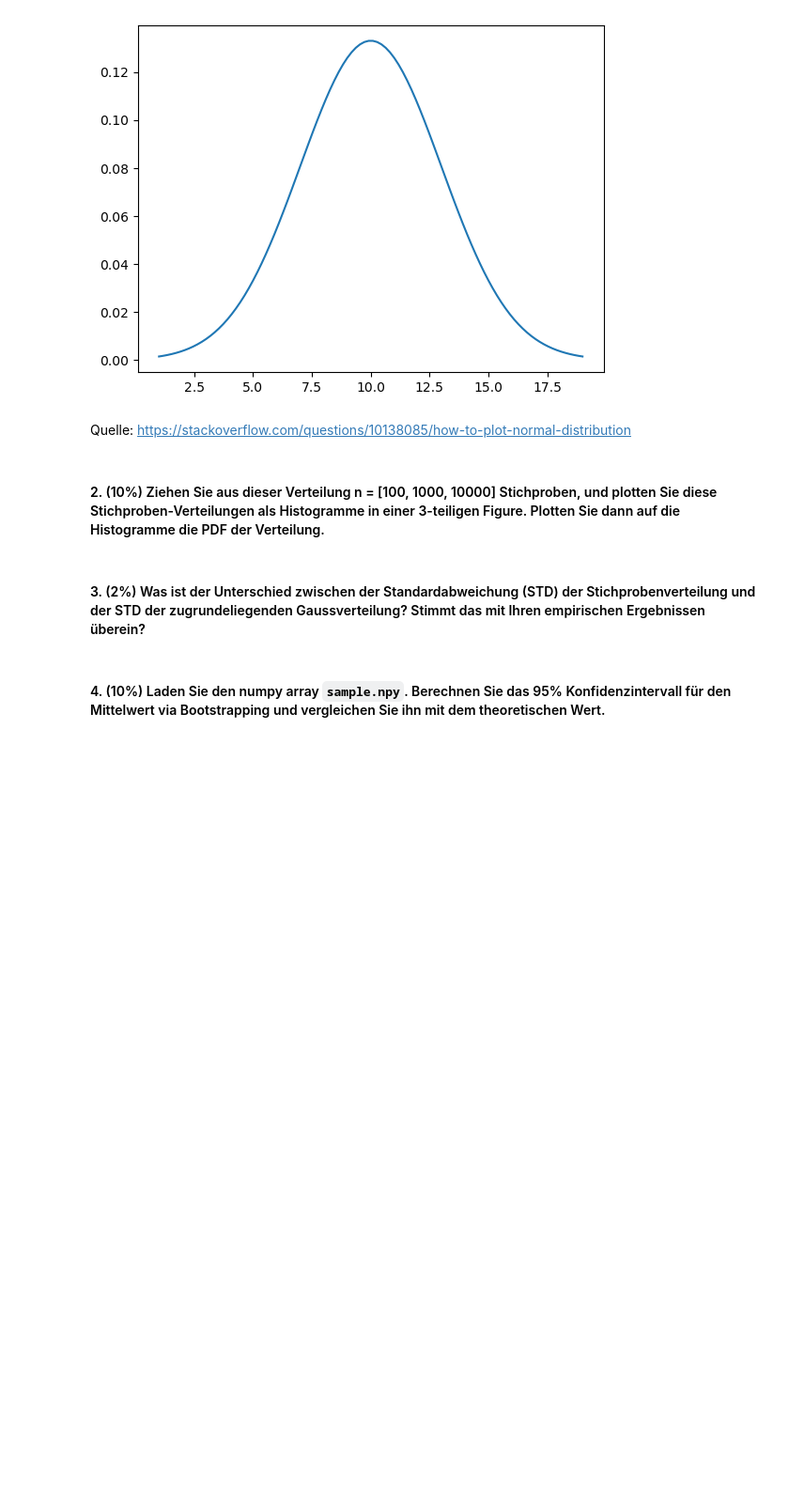
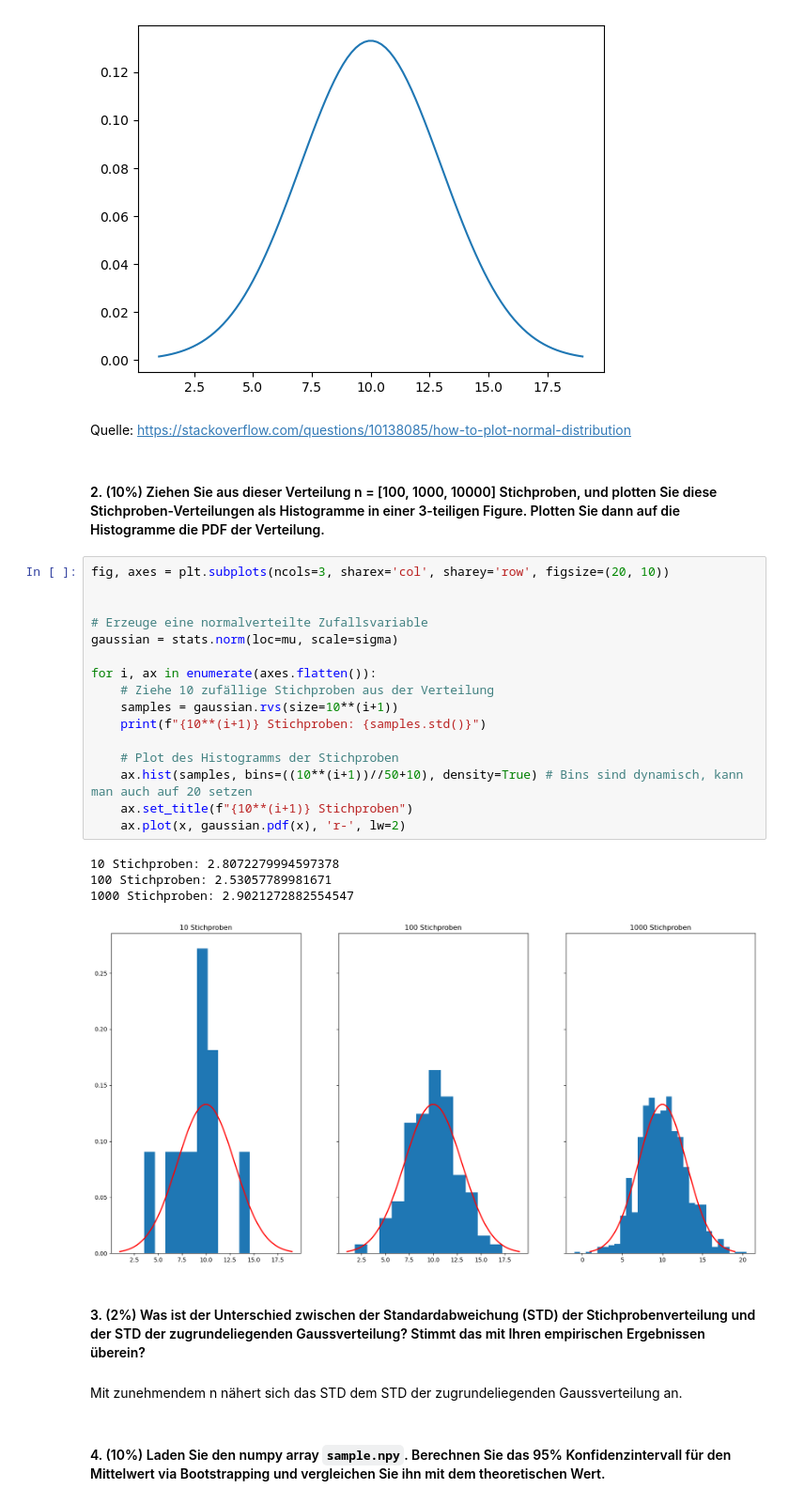
Before and after one commit to olehae/DS1, a Jupyter notebook: Hausaufgabe06.ipynb, the cells around one changed output. Shown at 94% size. Cells and saved outputs as stored; diff of their text form; blank space fills up the shorter version.

```diff
--- a/Hausaufgabe06.ipynb
+++ b/Hausaufgabe06.ipynb
@@ -65,7 +65,30 @@ plt.plot(x, stats.norm.pdf(x, mu, sigma))
 Quelle: https://stackoverflow.com/questions/10138085/how-to-plot-normal-distribution
 # %% [markdown]
 #### 2. (10%) Ziehen Sie aus dieser Verteilung n = [100, 1000, 10000] Stichproben, und plotten Sie diese Stichproben-Verteilungen als Histogramme in einer 3-teiligen Figure. Plotten Sie dann auf die Histogramme die PDF der Verteilung.
+# %%
+fig, axes = plt.subplots(ncols=3, sharex='col', sharey='row', figsize=(20, 10))
+
+
+# Erzeuge eine normalverteilte Zufallsvariable
+gaussian = stats.norm(loc=mu, scale=sigma)
+
+for i, ax in enumerate(axes.flatten()):
+    # Ziehe 10 zufällige Stichproben aus der Verteilung
+    samples = gaussian.rvs(size=10**(i+1))
+    print(f"{10**(i+1)} Stichproben: {samples.std()}")
+
+    # Plot des Histogramms der Stichproben
+    ax.hist(samples, bins=((10**(i+1))//50+10), density=True) # Bins sind dynamisch, kann man auch auf 20 setzen
+    ax.set_title(f"{10**(i+1)} Stichproben")
+    ax.plot(x, gaussian.pdf(x), 'r-', lw=2)
+# %% [output]
+10 Stichproben: 2.8072279994597378
+100 Stichproben: 2.53057789981671
+1000 Stichproben: 2.9021272882554547
+[figure, added]
 # %% [markdown]
 #### 3. (2%) Was ist der Unterschied zwischen der Standardabweichung (STD) der Stichprobenverteilung und der STD der zugrundeliegenden Gaussverteilung? Stimmt das mit Ihren empirischen Ergebnissen überein?
+# %% [markdown]
+Mit zunehmendem n nähert sich das STD dem STD der zugrundeliegenden Gaussverteilung an.
 # %% [markdown]
 #### 4. (10%) Laden Sie den numpy array `sample.npy`. Berechnen Sie das 95% Konfidenzintervall für den Mittelwert via Bootstrapping und vergleichen Sie ihn mit dem theoretischen Wert.
```
Also changed, not shown: parts of 13 cells of this notebook.
